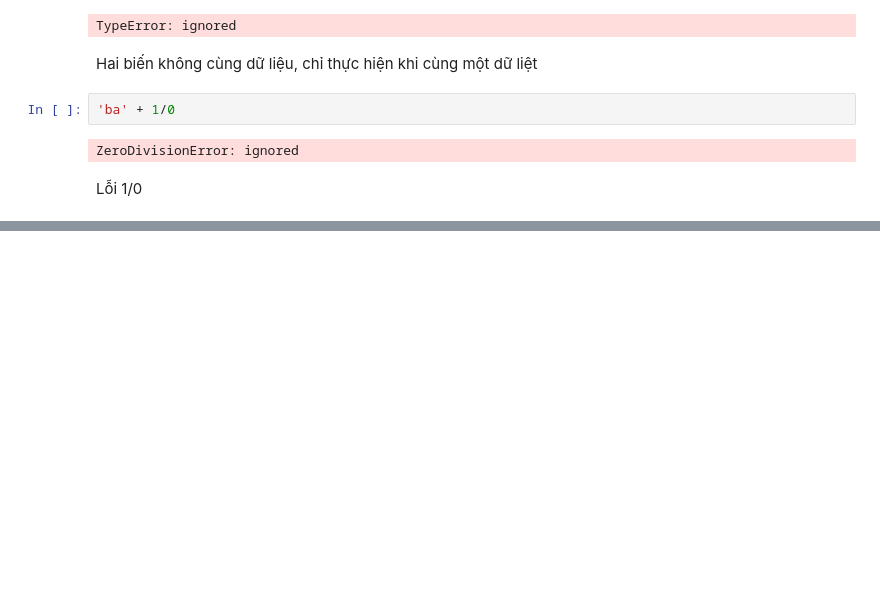
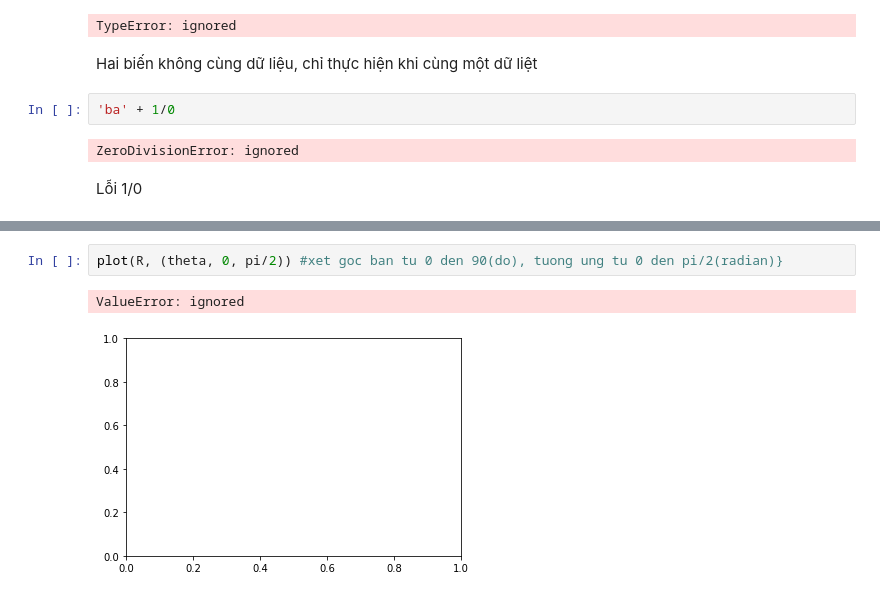
Before and after one commit to ThyAnhhh/ThuchanhToanCC, a Jupyter notebook: Chương_3.ipynb, the cells around one changed output, grey strips where cells are left out. Drawn from its saved outputs; the diff is of its cells as text; blank space fills up the shorter version.

```diff
--- a/Chương_3.ipynb
+++ b/Chương_3.ipynb
@@ -50,0 +291,5 @@ Lỗi 1/0
+# %%
+plot(R, (theta, 0, pi/2)) #xet goc ban tu 0 den 90(do), tuong ung tu 0 den pi/2(radian)}
+# %% [output]
+ValueError: ignored
+[figure, added]
```
Also changed, not shown: parts of 32 cells of this notebook.
